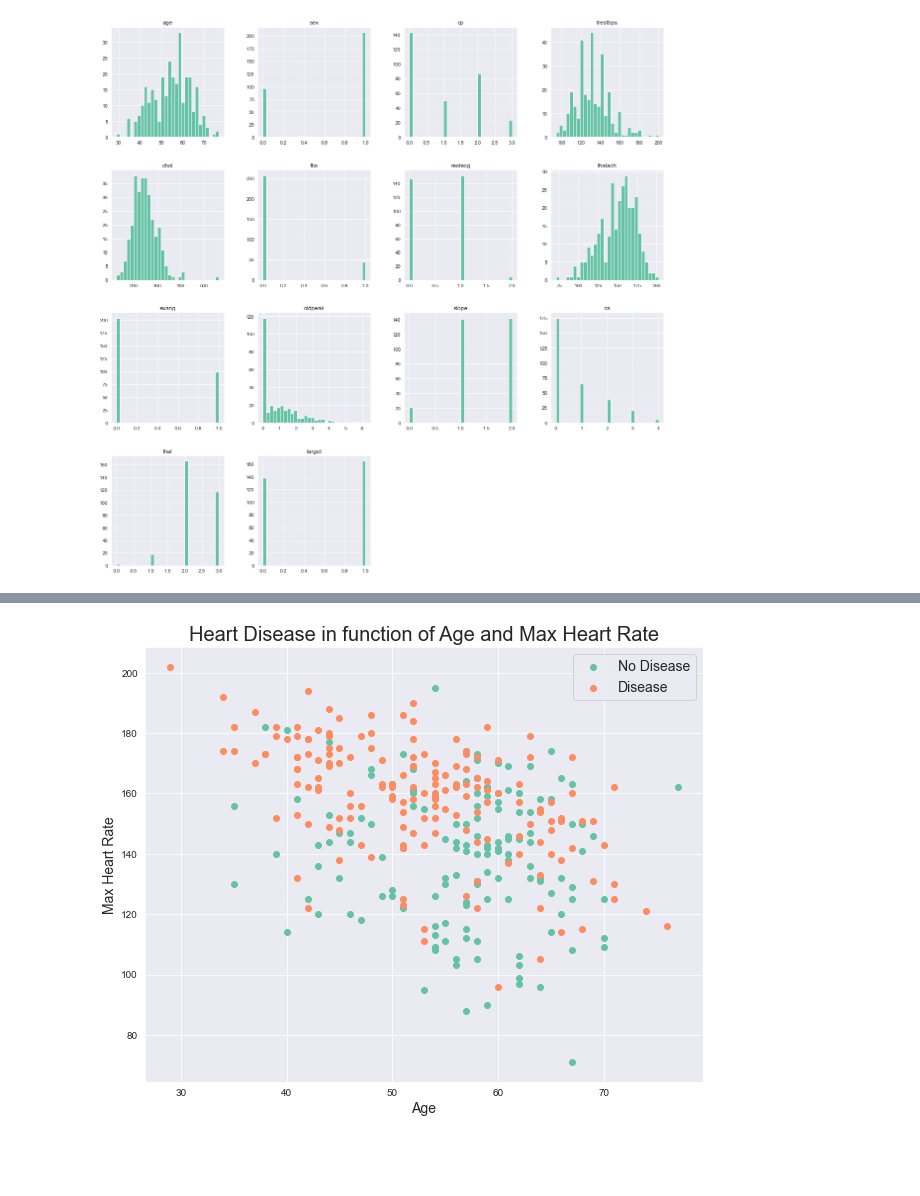
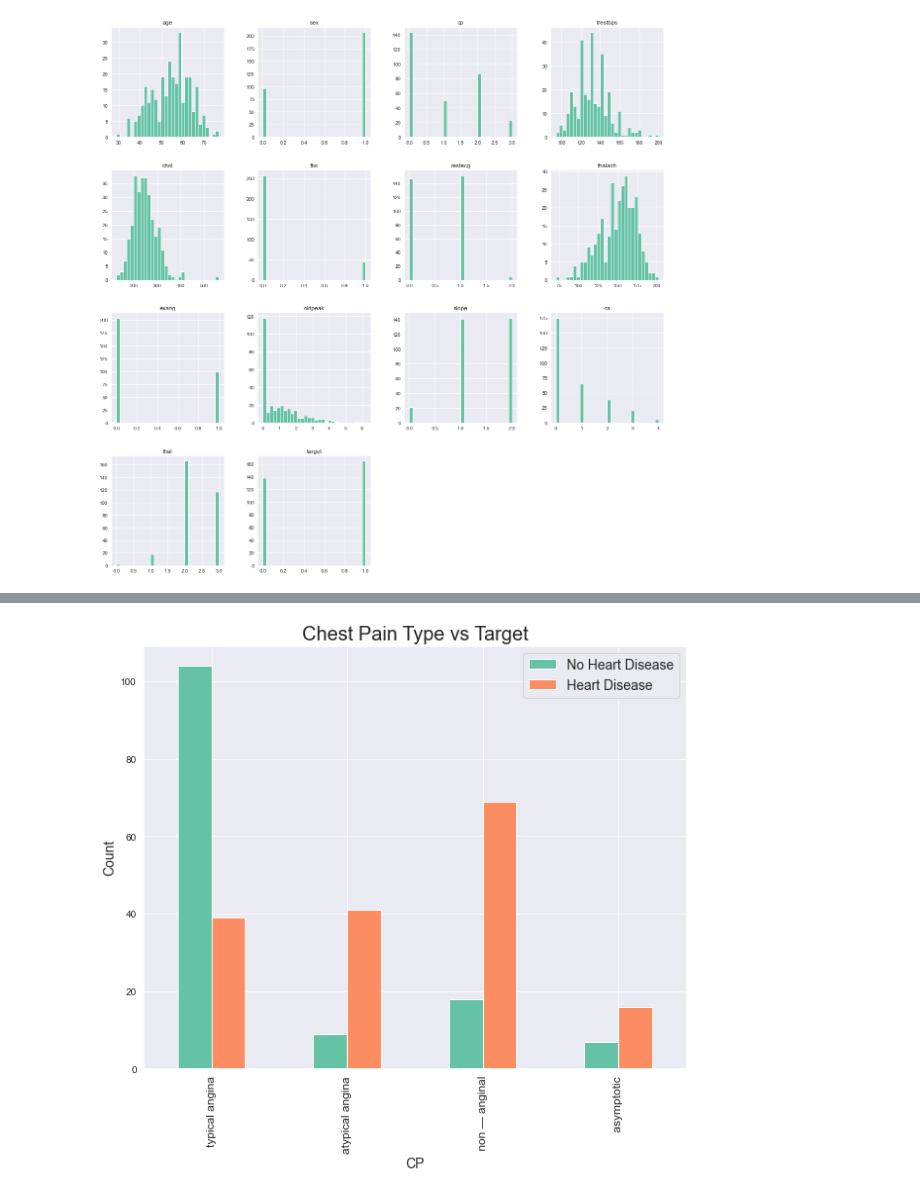
Before and after one commit to shamimsikder/Data-Visualization-Exercises, a Jupyter notebook: Heart Disease Data Visualization.ipynb, the cells around one changed output, grey strips where cells are left out. Saved outputs shown, nothing was run; the diff lists cells and outputs as text; code cells hidden in the pictures; blank space fills up the shorter version.

```diff
--- a/Heart Disease Data Visualization.ipynb
+++ b/Heart Disease Data Visualization.ipynb
@@ -183,12 +175,10 @@ plt.legend(["No Heart Disease","Heart Disease"],fontsize=14);
-# %%
-fig, ax = plt.subplots(figsize=(10,8))
-
-ax.scatter(data.age[data.target == 0],data.thalach[data.target == 0])
-ax.scatter(data.age[data.target == 1],data.thalach[data.target == 1])
-
-plt.title("Heart Disease in function of Age and Max Heart Rate",fontsize=20)
-plt.xlabel("Age",fontsize=14)
-plt.ylabel("Max Heart Rate",fontsize=14)
-plt.legend([ "No Disease","Disease"],fontsize=14);
-# %% [output]
-[figure, removed]
+# %%
+pd.crosstab(data.cp,data.target).plot(kind="bar",figsize=(10,8))
+
+plt.title("Chest Pain Type vs Target",fontsize=20)
+plt.xlabel("CP",fontsize=14)
+plt.xticks(ticks=[0,1,2,3],labels=["typical angina","atypical angina"," non — anginal"," asymptotic"],fontsize=12)
+plt.ylabel("Count",fontsize=14)
+plt.legend(["No Heart Disease","Heart Disease"],fontsize=14);
+# %% [output]
+[figure, added]
```
Also changed, not shown: parts of 14 cells of this notebook.
